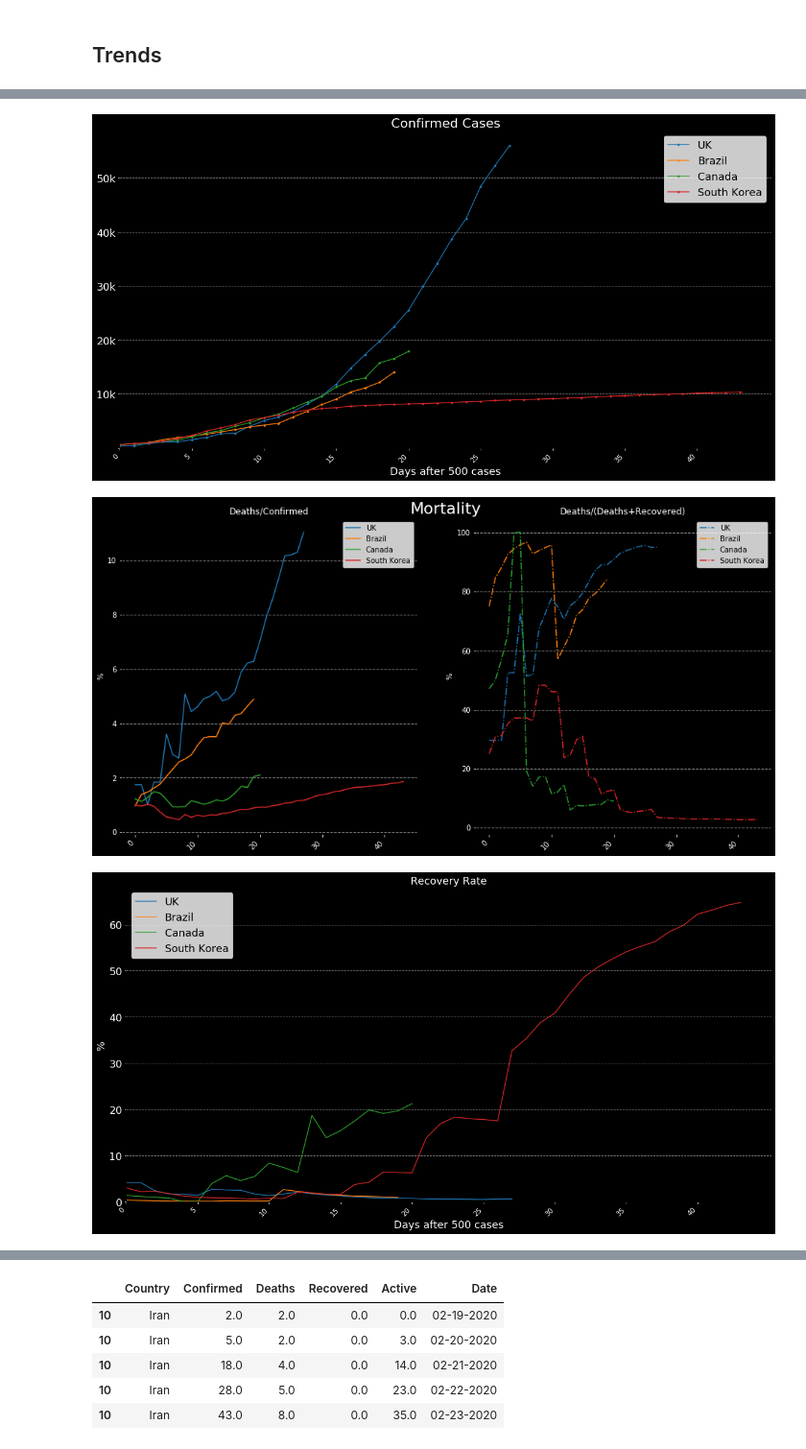
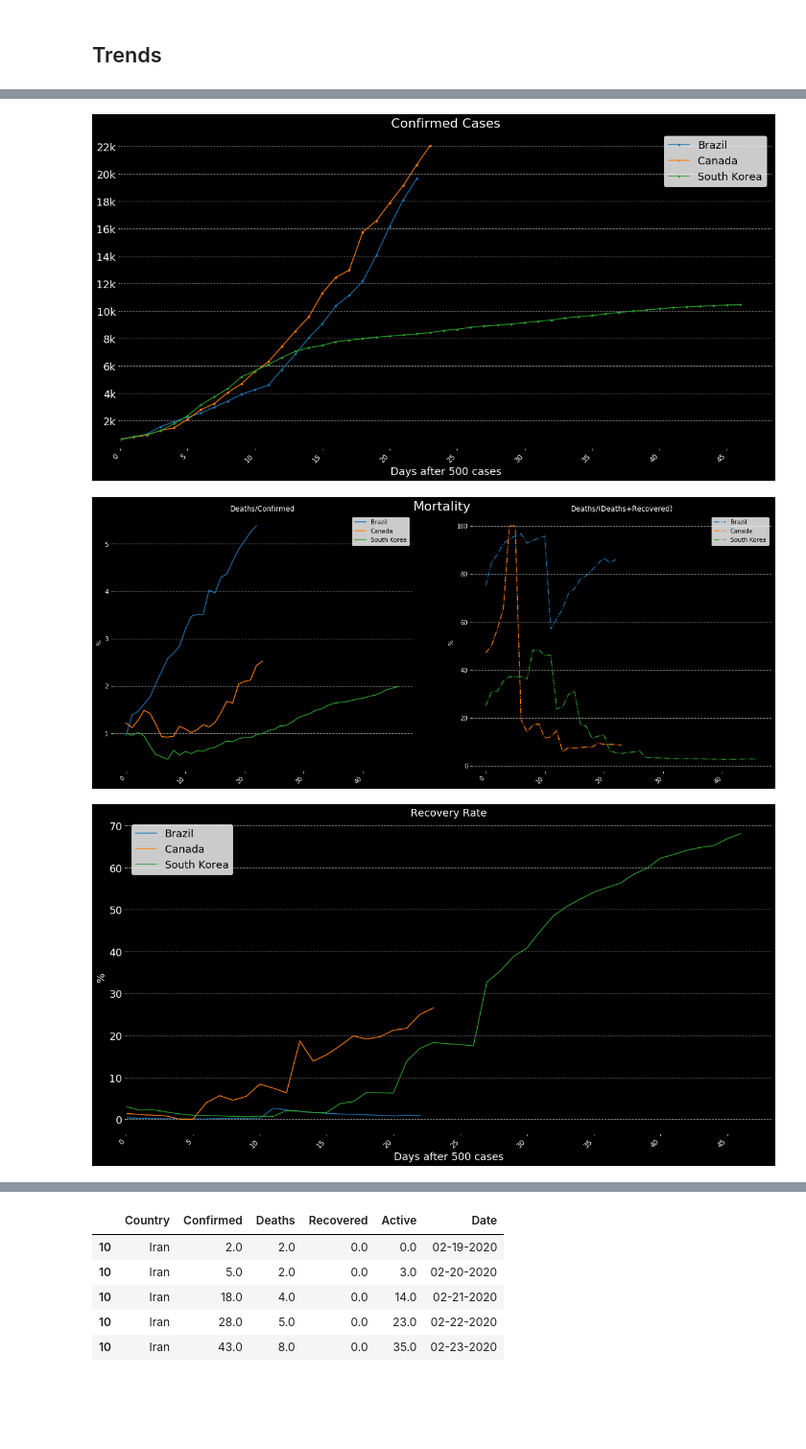
Before and after one commit to Thiagobc23/COVID-19, a Jupyter notebook: 01_COVID19.ipynb, the cells around one changed output, grey strips where cells are left out. Shown at 96% size. Drawn from its saved outputs; the diff is of its cells as text; code cells hidden in the pictures; blank space fills up the shorter version.

```diff
--- a/01_COVID19.ipynb
+++ b/01_COVID19.ipynb
@@ -18,8 +18,8 @@ world = world[~world.name.isin(["Antarctica", "Fr. S. Antarctic Lands"])]
 url = 'https://raw.githubusercontent.com/CSSEGISandData/COVID-19/master/csse_covid_19_data/csse_covid_19_daily_reports/'
 path = 'C:/py/covid19/COVID-19-master/csse_covid_19_data/csse_covid_19_daily_reports/'
 
-file = '04-07-2020.csv'
-today = '04-07-2020'
+file = '04-10-2020.csv'
+today = '04-10-2020'
 today = pd.to_datetime(today, format = "%m-%d-%Y")
 df = pd.read_csv(url+file)
 df.head()
@@ -547,7 +592,7 @@ plt.savefig('pics/Recovery.png', facecolor='black', edgecolor='none')
 
 fig, ax = plt.subplots(1, figsize=(20,10), facecolor='black')
 
-plot_contry(['United Kingdom'], '03-06-2020', '03-07-2020')
+#plot_contry(['United Kingdom'], '03-06-2020', '03-07-2020')
 plot_contry(['Brazil'], '03-19-2020', '03-20-2020')
 plot_contry(['Canada'], '03-18-2020', '03-19-2020')
 plot_contry(['South Korea', 'Korea, South'], '02-23-2020', '02-24-2020')
@@ -555,48 +600,65 @@ plot_contry(['South Korea', 'Korea, South'], '02-23-2020', '02-24-2020')
 plt.xlim(0,)
 plt.ylim(0,)
 
-ax.set_yticklabels(['', '10k', '20k', '30k', '40k', '50k'], fontsize=18)
-plt.legend(['UK', 'Brazil', 'Canada', 'South Korea'], fontsize=18)
-plt.savefig('pics/most_affected_personal.png', facecolor='black', edgecolor='none')
+yticks = np.arange(2000, 22001, 2000)
+yticks_label =[str(i)[:-3] + 'k' for i in yticks]
+
+plt.yticks(yticks, labels = yticks_label, fontsize=18)
+plt.legend(['Brazil', 'Canada', 'South Korea'], fontsize=18)
+plt.savefig('pics/conf_selection.png', facecolor='black', edgecolor='none')
 
 # Mortality
-fig, ax = plt.subplots(1, figsize=(16,8), facecolor='black')
+fig, ax = plt.subplots(1, figsize=(20,8), facecolor='black')
 plt.title('Mortality', color='white', fontsize=22)
 ax.axis('off')
 
 ax = fig.add_subplot(121)
-plot_contry_d(['United Kingdom'], '03-06-2020', '03-07-2020')
+#plot_contry_d(['United Kingdom'], '03-06-2020', '03-07-2020')
 plot_contry_d(['Brazil'], '03-19-2020', '03-20-2020')
 plot_contry_d(['Canada'], '03-18-2020', '03-19-2020')
 plot_contry_d(['South Korea', 'Korea, South'], '02-23-2020', '02-24-2020')
 
-plt.legend(['UK', 'Brazil', 'Canada', 'South Korea'])
+plt.legend(['Brazil', 'Canada', 'South Korea'])
 #plt.savefig('pics/mortality_personal.png', facecolor='white', edgecolor='none')
 
 # Mortality method two
 ax = fig.add_subplot(122)
-plot_contry_d_two(['United Kingdom'], '03-06-2020', '03-07-2020')
+#plot_contry_d_two(['United Kingdom'], '03-06-2020', '03-07-2020')
 plot_contry_d_two(['Brazil'], '03-19-2020', '03-20-2020')
 plot_contry_d_two(['Canada'], '03-18-2020', '03-19-2020')
 plot_contry_d_two(['South Korea', 'Korea, South'], '02-23-2020', '02-24-2020')
 
-plt.legend(['UK', 'Brazil', 'Canada', 'South Korea'])
-plt.savefig('pics/mortality2_personal.png', facecolor='black', edgecolor='none')
+plt.legend(['Brazil', 'Canada', 'South Korea'])
+plt.savefig('pics/mort_selection.png', facecolor='black', edgecolor='none')
 
 # Recovery Rate
 fig, ax = plt.subplots(1, figsize=(20,10), facecolor='black')
 
-plot_contry_r(['United Kingdom'], '03-06-2020', '03-07-2020')
 plot_contry_r(['Brazil'], '03-19-2020', '03-20-2020')
 plot_contry_r(['Canada'], '03-18-2020', '03-19-2020')
 plot_contry_r(['South Korea', 'Korea, South'], '02-23-2020', '02-24-2020')
 
 plt.xlim(0,)
-plt.ylim(0,)
 
-plt.legend(['UK', 'Brazil', 'Canada', 'South Korea'], fontsize=18)
-plt.savefig('pics/recovery_personal.png', facecolor='black', edgecolor='none')
+plt.legend(['Brazil', 'Canada', 'South Korea'], fontsize=18)
+plt.savefig('pics/rec_selection.png', facecolor='black', edgecolor='none')
+
+# Active
+fig, ax = plt.subplots(1, figsize=(20,10), facecolor='black')
+
+plot_contry_a(['Brazil'])
+plot_contry_a(['Canada'])
+plot_contry_a(['South Korea', 'Korea, South'])
+
+yticks = np.arange(2000, 20001, 2000)
+yticks_label =[str(i)[:-3] + 'k' for i in yticks]
+
+plt.yticks(yticks, labels = yticks_label, fontsize=16)
+plt.xticks(fontsize=16)
+plt.legend(['Brazil', 'Canada', 'South Korea'], fontsize=18, loc = "upper left")
+
+plt.savefig('pics/active_selection.png', facecolor='black', edgecolor='none')
 # %% [output]
-[figure, old version]
+[figure, new version]
-[figure, old version]
+[figure, new version]
-[figure, old version]
+[figure, new version]
```
Also changed, not shown: parts of 12 cells of this notebook, 4 other files.
